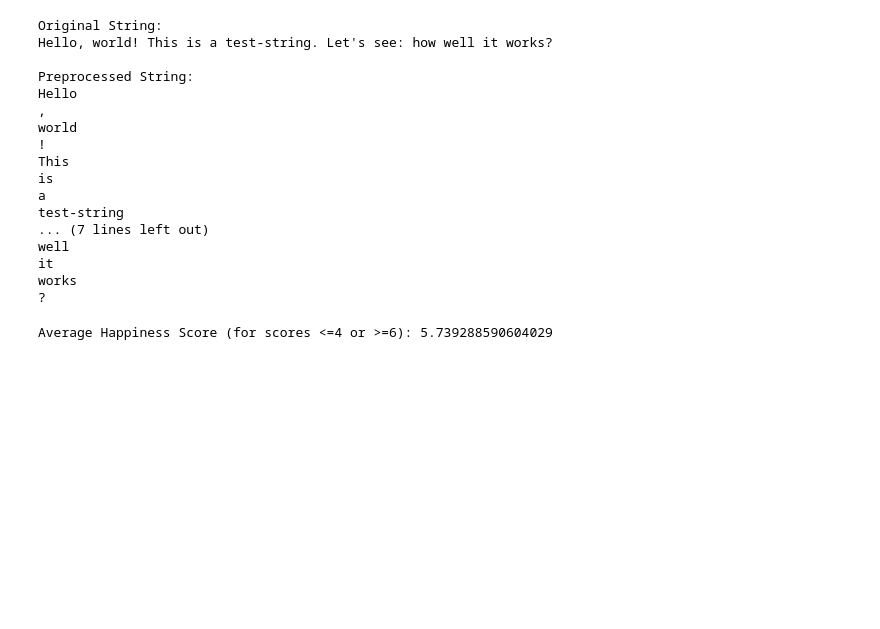
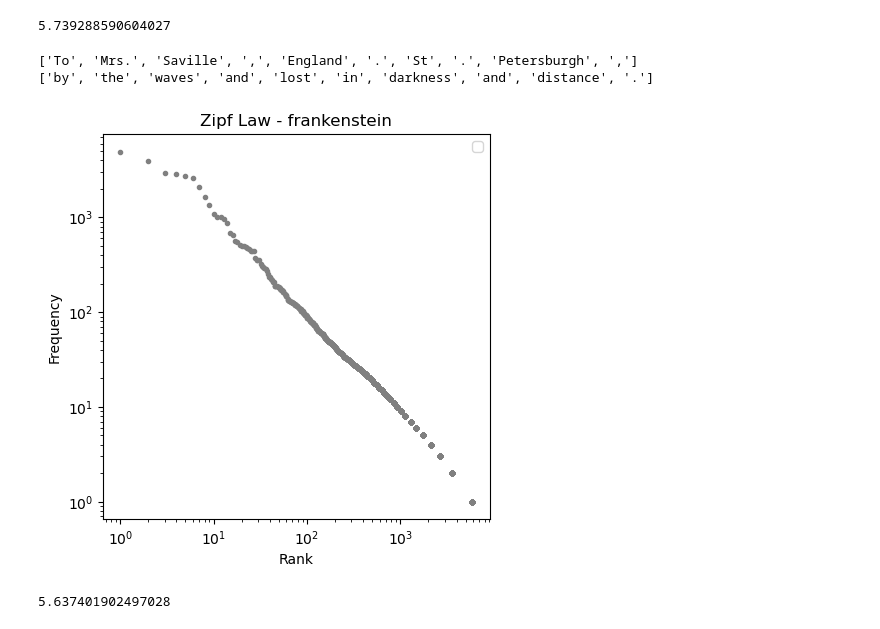
Before and after one commit to marobinette/pocs, a Jupyter notebook: pocs_2/assignment_1.ipynb, the cells around one changed output. Cells and saved outputs as stored; diff of their text form; code cells hidden in the pictures; blank space fills up the shorter version.

Commit message:
top 30 n grams and zipf for all 4 novels

```diff
--- a/pocs_2/assignment_1.ipynb
+++ b/pocs_2/assignment_1.ipynb
@@ -221,26 +198,0 @@ Word shift graph saved as 'word_shift_example.png'
-# %%
-# test preprocss function
-test_string = "Hello, world! This is a test-string. Let's see: how well it works?"
-preprocessed_test_string = preprocess_text(test_string)
-print("Original String:")
-print(test_string)
-print("\nPreprocessed String:")
-print(preprocessed_test_string)
-# %% [output]
-Original String:
-Hello, world! This is a test-string. Let's see: how well it works?
-
-Preprocessed String:
-Hello
-,
-world
-!
-This
-is
-a
-test-string
-... (7 lines left out)
-well
-it
-works
-?
@@ -254,7 +199,5 @@ for word in word_freq_df['word']:
 # %%
-# calculate average happiness score
-if happiness_scores:
-    average_happiness = sum(happiness_scores) / len(happiness_scores)
-    print(f"Average Happiness Score (for scores <=4 or >=6): {average_happiness}")
+# happiness for pride and prejudice
+print(get_average_happiness(pride_word_freq_df, labMTdata))
 # %% [output]
-Average Happiness Score (for scores <=4 or >=6): 5.739288590604029
+5.739288590604027
@@ -260,0 +216,25 @@ Average Happiness Score (for scores <=4 or >=6): 5.739288590604029
+# %%
+frankenstein = get_story("frankenstein")
+url = frankenstein["url"]
+response = urllib.request.urlopen(url)
+content = response.read().decode('utf-8')
+
+# remove gutenberg header and footer
+frankenstein_cleaned = extract_content_between(content, '_To Mrs. Saville, England._', 'lost in darkness and distance.')
+processed_frankenstein = preprocess_text(frankenstein_cleaned)
+split_frankenstein = processed_frankenstein.splitlines()
+
+print(split_frankenstein[:10])
+print(split_frankenstein[-10:])
+frankenstein_word_freq_df = get_word_frequency(split_frankenstein)
+frankenstein_top_30_df = frankenstein_word_freq_df.head(30)
+frankenstein_top_30_df.to_csv('frankenstein_top_30_n_grams.csv')
+plot_zipf_distribution(frankenstein_word_freq_df, "frankenstein")
+# %% [output]
+['To', 'Mrs.', 'Saville', ',', 'England', '.', 'St', '.', 'Petersburgh', ',']
+['by', 'the', 'waves', 'and', 'lost', 'in', 'darkness', 'and', 'distance', '.']
+[figure, added]
+# %%
+print(get_average_happiness(frankenstein_word_freq_df, labMTdata))
+# %% [output]
+5.637401902497028
```
Also changed, not shown: parts of 7 cells of this notebook, 9 other files.
